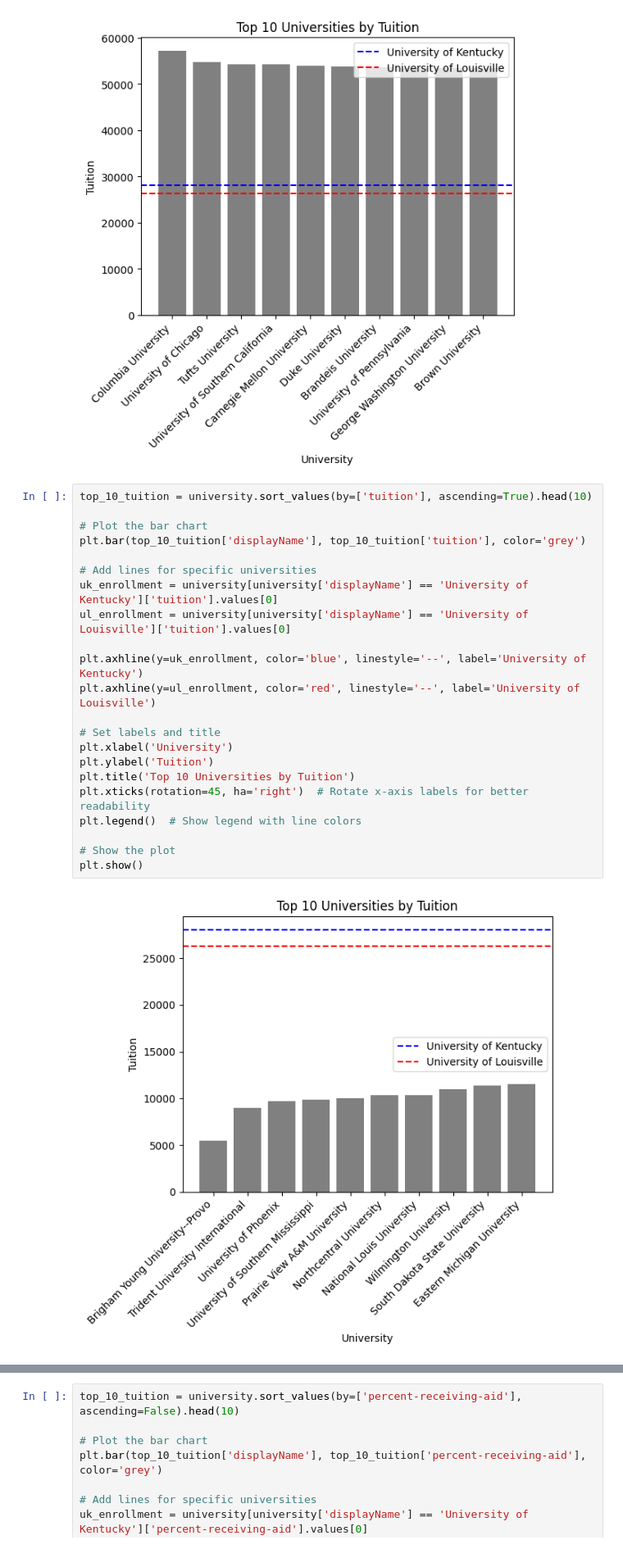
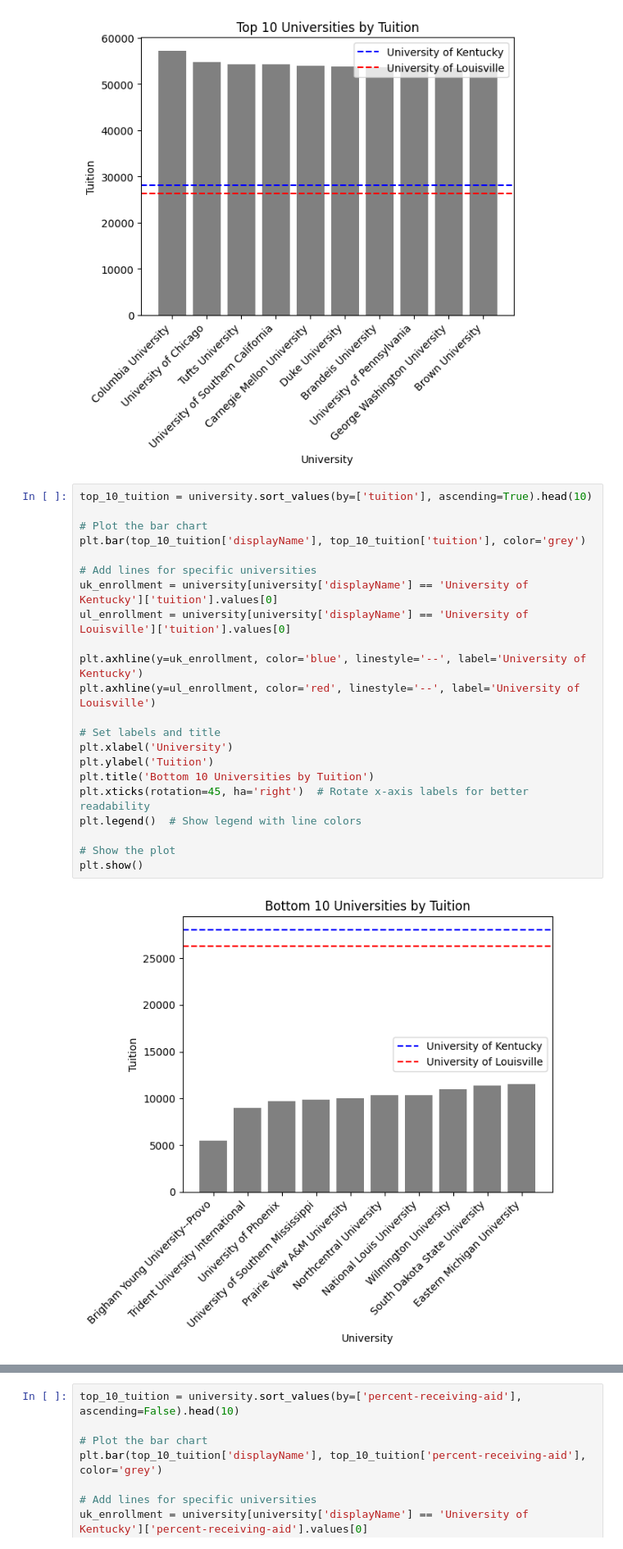
Before and after one commit to dmorton714/university, a Jupyter notebook: working.ipynb, the cells around one changed output, grey strips where cells are left out. Shown at 82% size. Drawn from its saved outputs; the diff is of its cells as text.

```diff
--- a/working.ipynb
+++ b/working.ipynb
@@ -130,24 +130,24 @@ plt.show()
 # %%
 top_10_tuition = university.sort_values(by=['tuition'], ascending=True).head(10)
 
 # Plot the bar chart
 plt.bar(top_10_tuition['displayName'], top_10_tuition['tuition'], color='grey')
 
 # Add lines for specific universities
 uk_enrollment = university[university['displayName'] == 'University of Kentucky']['tuition'].values[0]
 ul_enrollment = university[university['displayName'] == 'University of Louisville']['tuition'].values[0]
 
 plt.axhline(y=uk_enrollment, color='blue', linestyle='--', label='University of Kentucky')
 plt.axhline(y=ul_enrollment, color='red', linestyle='--', label='University of Louisville')
 
 # Set labels and title
 plt.xlabel('University')
 plt.ylabel('Tuition')
-plt.title('Top 10 Universities by Tuition')
+plt.title('Bottom 10 Universities by Tuition')
 plt.xticks(rotation=45, ha='right')  # Rotate x-axis labels for better readability
 plt.legend()  # Show legend with line colors
 
 # Show the plot
 plt.show()
 # %% [output]
-[figure, old version]
+[figure, new version]
```
Also changed, not shown: parts of 2 cells of this notebook.
